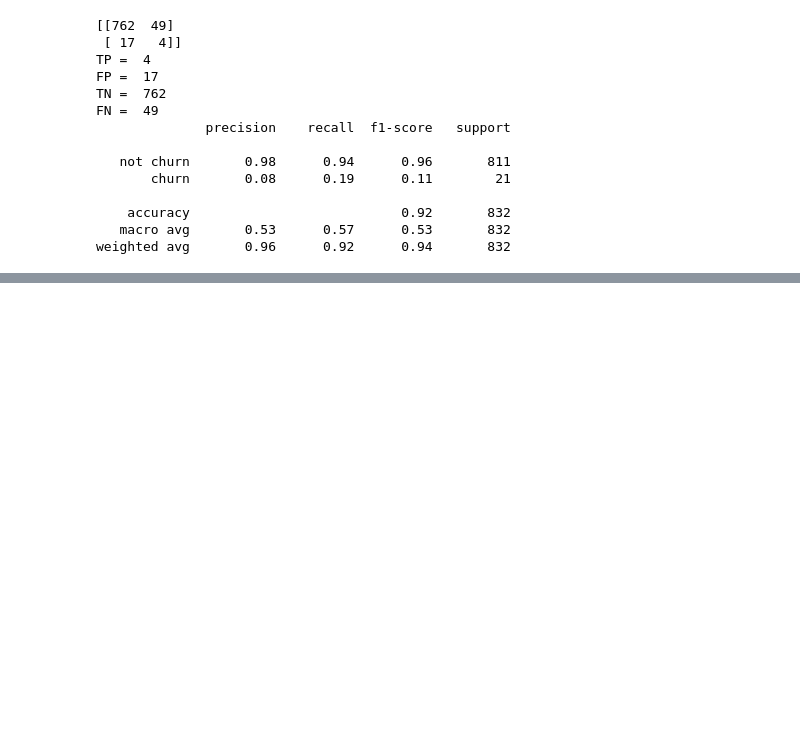
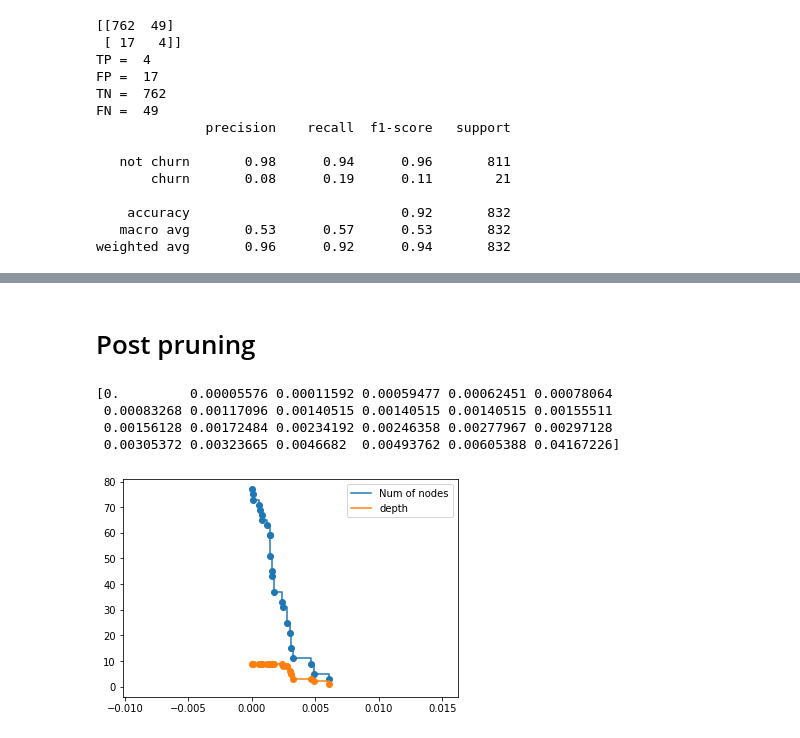
Before and after one commit to pongsrue/Automated_Tools-, a Jupyter notebook: Module3_3_Churn.ipynb, the cells around one changed output, grey strips where cells are left out. Drawn from its saved outputs; the diff is of its cells as text; code cells hidden in the pictures; blank space fills up the shorter version.

```diff
--- a/Module3_3_Churn.ipynb
+++ b/Module3_3_Churn.ipynb
@@ -184,0 +210,10 @@ weighted avg       0.96      0.92      0.94       832
+# %%
+from sklearn.model_selection import GridSearchCV
+clf = tree.DecisionTreeClassifier(random_state=42)
+params = {
+          'max_depth': [2,4,6,8,10,12,14,16],
+         'min_samples_split': [2,3,4],
+         'min_samples_leaf': [1,2]}
+
+gcv = GridSearchCV(estimator=clf,param_grid=params) #k-fold = 5
+gcv.fit(x_train_new, y_train_new)
@@ -184,0 +266,32 @@ weighted avg       0.96      0.92      0.94       832
+# %% [markdown]
+<H1> Post pruning
+# %%
+clf = tree.DecisionTreeClassifier(random_state=42)
+path = clf.cost_complexity_pruning_path(x_train_new, y_train_new)
+ccp_alphas, impurities = path.ccp_alphas, path.impurities
+print(ccp_alphas)
+# %% [output]
+[0.         0.00005576 0.00011592 0.00059477 0.00062451 0.00078064
+ 0.00083268 0.00117096 0.00140515 0.00140515 0.00140515 0.00155511
+ 0.00156128 0.00172484 0.00234192 0.00246358 0.00277967 0.00297128
+ 0.00305372 0.00323665 0.0046682  0.00493762 0.00605388 0.04167226]
+# %%
+# For each alpha we will append our model to a list
+clfs = []
+for ccp_alpha in ccp_alphas:
+    clf = tree.DecisionTreeClassifier(random_state=42, ccp_alpha=ccp_alpha)
+    clf.fit(x_train_new, y_train_new)
+    clfs.append(clf)
+# %%
+clfs = clfs[:-1]
+ccp_alphas = ccp_alphas[:-1]
+node_counts = [clf.tree_.node_count for clf in clfs]
+depth = [clf.tree_.max_depth for clf in clfs]
+plt.scatter(ccp_alphas,node_counts)
+plt.scatter(ccp_alphas,depth)
+plt.plot(ccp_alphas,node_counts,label='Num of nodes',drawstyle="steps-post")
+plt.plot(ccp_alphas,depth,label='depth',drawstyle="steps-post")
+plt.legend()
+plt.show()
+# %% [output]
+[figure, added]
```
Also changed, not shown: parts of 17 cells of this notebook, 5 other files.
